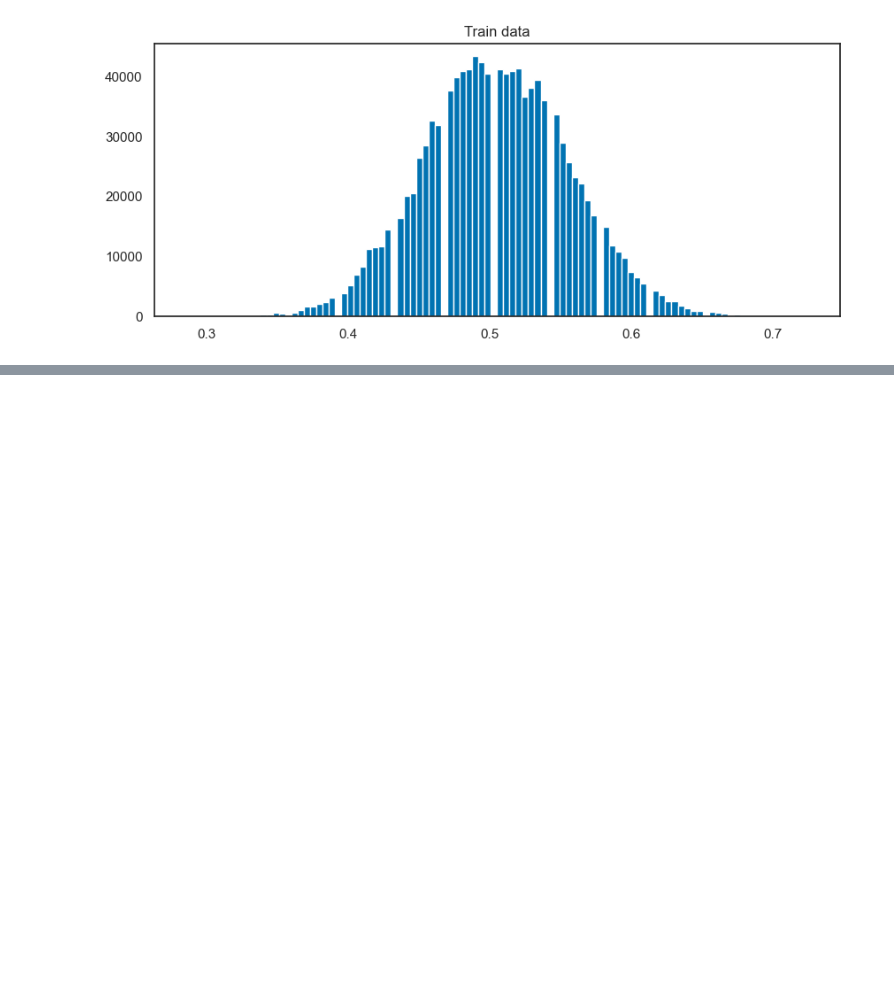
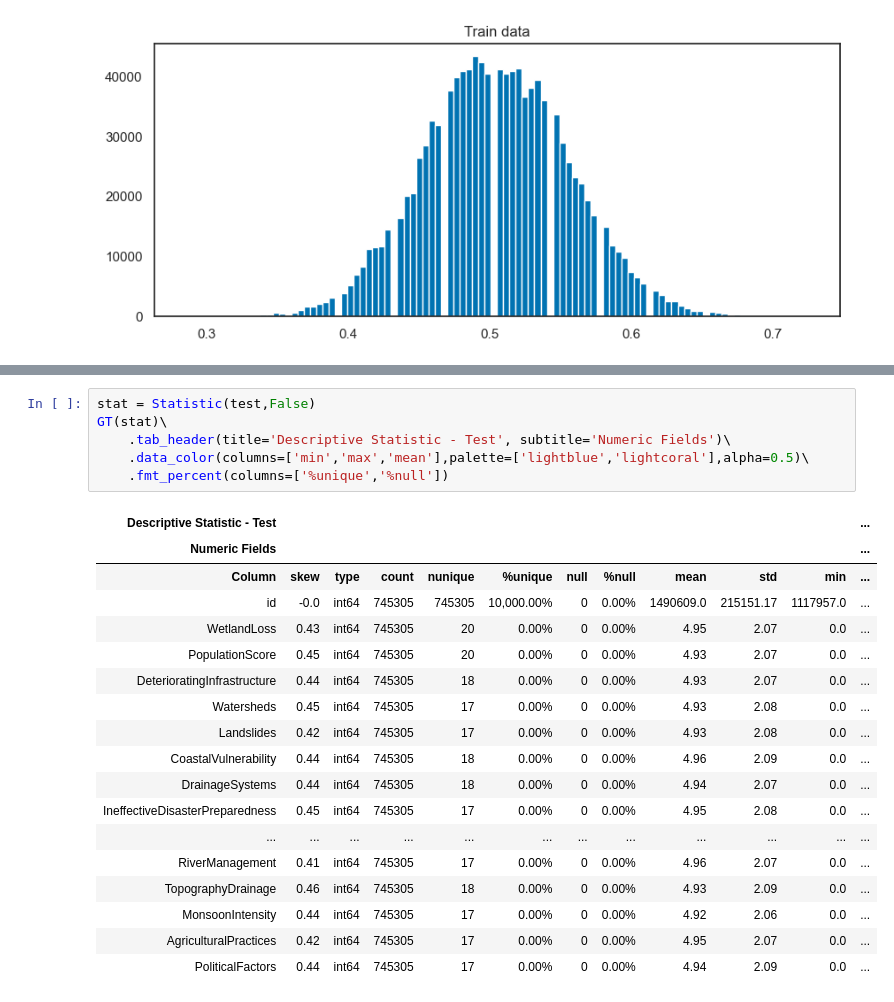
Before and after one commit to yashksaini-coder/Regression-with-Flood-Prediction, a Jupyter notebook: notebook.ipynb, the cells around one changed output, grey strips where cells are left out. Drawn from its saved outputs; the diff is of its cells as text; blank space fills up the shorter version.

```diff
--- a/notebook.ipynb
+++ b/notebook.ipynb
@@ -393,0 +419,25 @@ plt.show()
+# %%
+stat = Statistic(test,False)
+GT(stat)\
+    .tab_header(title='Descriptive Statistic - Test', subtitle='Numeric Fields')\
+    .data_color(columns=['min','max','mean'],palette=['lightblue','lightcoral'],alpha=0.5)\
+    .fmt_percent(columns=['%unique','%null'])
+# %% [output]
+| Descriptive Statistic - Test |  |  |  |  |  |  |  |  |  |  | ... |
+| Numeric Fields |  |  |  |  |  |  |  |  |  |  | ... |
+| Column | skew | type | count | nunique | %unique | null | %null | mean | std | min | ... |
+| id | -0.0 | int64 | 745305 | 745305 | 10,000.00% | 0 | 0.00% | 1490609.0 | 215151.17 | 1117957.0 | ... |
+| WetlandLoss | 0.43 | int64 | 745305 | 20 | 0.00% | 0 | 0.00% | 4.95 | 2.07 | 0.0 | ... |
+| PopulationScore | 0.45 | int64 | 745305 | 20 | 0.00% | 0 | 0.00% | 4.93 | 2.07 | 0.0 | ... |
+| DeterioratingInfrastructure | 0.44 | int64 | 745305 | 18 | 0.00% | 0 | 0.00% | 4.93 | 2.07 | 0.0 | ... |
+| Watersheds | 0.45 | int64 | 745305 | 17 | 0.00% | 0 | 0.00% | 4.93 | 2.08 | 0.0 | ... |
+| Landslides | 0.42 | int64 | 745305 | 17 | 0.00% | 0 | 0.00% | 4.93 | 2.08 | 0.0 | ... |
+| CoastalVulnerability | 0.44 | int64 | 745305 | 18 | 0.00% | 0 | 0.00% | 4.96 | 2.09 | 0.0 | ... |
+| DrainageSystems | 0.44 | int64 | 745305 | 18 | 0.00% | 0 | 0.00% | 4.94 | 2.07 | 0.0 | ... |
+| IneffectiveDisasterPreparedness | 0.45 | int64 | 745305 | 17 | 0.00% | 0 | 0.00% | 4.95 | 2.08 | 0.0 | ... |
+| ... | ... | ... | ... | ... | ... | ... | ... | ... | ... | ... | ... |
+| RiverManagement | 0.41 | int64 | 745305 | 17 | 0.00% | 0 | 0.00% | 4.96 | 2.07 | 0.0 | ... |
+| TopographyDrainage | 0.46 | int64 | 745305 | 18 | 0.00% | 0 | 0.00% | 4.93 | 2.09 | 0.0 | ... |
+| MonsoonIntensity | 0.44 | int64 | 745305 | 17 | 0.00% | 0 | 0.00% | 4.92 | 2.06 | 0.0 | ... |
+| AgriculturalPractices | 0.42 | int64 | 745305 | 17 | 0.00% | 0 | 0.00% | 4.95 | 2.07 | 0.0 | ... |
+| PoliticalFactors | 0.44 | int64 | 745305 | 17 | 0.00% | 0 | 0.00% | 4.94 | 2.09 | 0.0 | ... |
```
Also changed, not shown: parts of 4 cells of this notebook.
